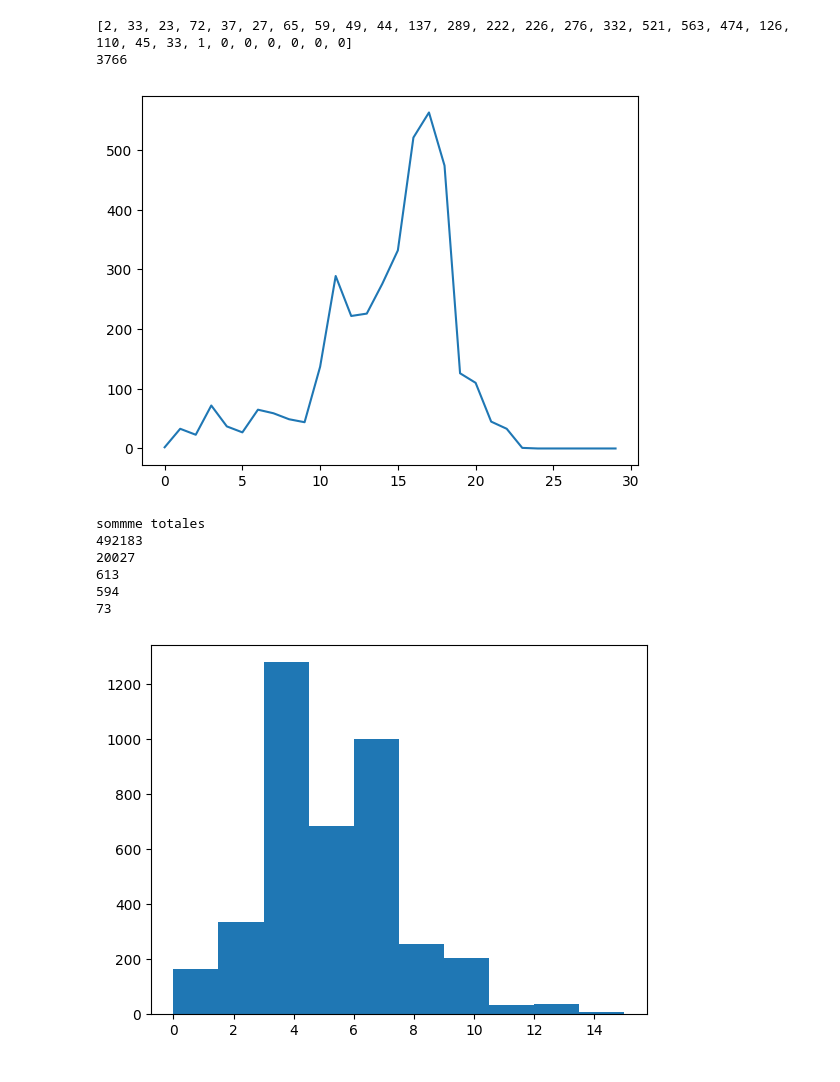
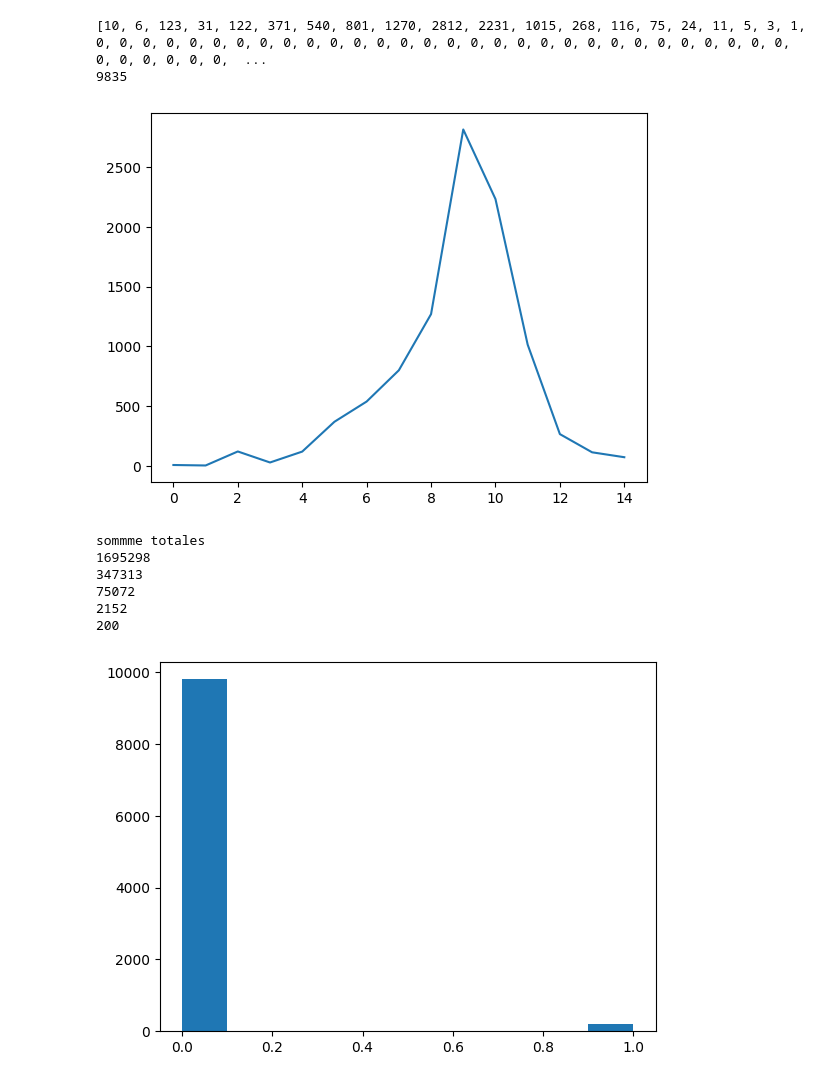
Before and after one commit to Luca-CS/Viral_Propagation_Network, a Jupyter notebook: randomsim.ipynb, the cells around one changed output. Saved outputs shown, nothing was run; the diff lists cells and outputs as text; code cells hidden in the pictures.

```diff
--- a/randomsim.ipynb
+++ b/randomsim.ipynb
@@ -7,2 +9,6 @@ from random import choices
 import igraph as ig
+# %%
+# Constantes utiles
+n_node = 10000
+moyenne = 300
 # %%
@@ -19,11 +30,12 @@ print(s/n)
 # %%
-node_num = network.vcount()
-step = int(node_num/10)
+#Génération d'une liste avec poids pour choisir les individus de manière inégale
+
+step = int(n_node/10)
 weight_list = []
 
 val = 1
 count = 0
-for i in range(node_num):
+for i in range(n_node):
     count += 1
     weight_list.append(val)
     if count > step:
@@ -76,23 +90,15 @@ def action_number(poster,dico):
     followers = dico[poster]['nb_followers']
 
 
-    nb_views = followers*np.random.exponential(1/1.2, 1)[0]/1.2
-    nb_likes = followers*np.random.exponential(1/6, 1)[0]/6
-    nb_comments = followers*np.random.exponential(1/30, 1)[0]/30
+    nb_views = followers*np.random.exponential(1/1.2, 1)[0]/1.4
+    nb_likes = followers*np.random.exponential(1/6, 1)[0]/1.2
+    nb_comments = followers*np.random.exponential(1/30, 1)[0]/1.2
     nb_clicks = np.random.binomial(nb_views, 320/251167)
-
-    a = """ nb_views = followers*np.random.exponential(1/1.2, 1)[0]/1.2
-    nb_likes = followers*np.random.exponential(1/6, 1)[0]/6
-    nb_comments = followers*np.random.exponential(1/30, 1)[0]/30
-    nb_clicks = np.random.binomial(nb_views, 320/251167)"""
-    # nb_donate = np.random.binomial(nb_views, 31/251167)
 
     action_dic['view'] = int(nb_views)
     action_dic['like'] = int(nb_likes)
     action_dic['comment'] = int(nb_comments)
     action_dic['click'] = int(nb_clicks)
-    # action_dic['donate'] = int(nb_donate)
-
 
     return action_dic
 
@@ -112,6 +118,7 @@ def post_rank(graph,poster,score_dic):
 def choose(action_dic,rank_lst):
     # Outputs the choice dictionnary where a list reprensetns the user_ids that will do the actions
     choice_dic = {'view': [], 'like': [], 'comment': [], 'click': [], 'donate':[]}
+
     for key in choice_dic:
         if key != 'donate' :
             choice_dic[key] = choices(rank_lst,weights = weight_list,k = action_dic[key])
@@ -123,9 +130,11 @@ def choose(action_dic,rank_lst):
                 if flip == 1:
                     donate.append(clicker)
             choice_dic[key] = donate
+
     return choice_dic
 
 def action_update(choice_dic,dico):
+    # Updates the values of the dictionnary absed on the actions done (changes second value of tuple)
 
     #vues:
     for id in choice_dic['view']:
@@ -142,8 +151,7 @@ def action_update(choice_dic,dico):
     #dons:
     for id in choice_dic['donate']:
         dico[id]['total_donations']+=1
-    # Updates the values of the dictionnary absed on the actions done (changes second value of tuple)
-    # Returns nothing
+
     return dico
 # %%
 def post(poster,network,scores,dico):
@@ -178,8 +186,7 @@ def posts_initiaux(dico, listeid):
 dico = reini_dico()
 
 # posts_initiaux(dico,[name_dic[483543],name_dic[672702],name_dic[587566],name_dic[474227]])
-posts_initiaux(dico,[network.vs[0],network.vs[1]])
-
+posts_initiaux(dico,[network.vs[randint(800,1200)] for i in range(10)])
 
 V = []
 L = []
@@ -188,7 +195,7 @@ CL = []
 D = []
 Repost = []
 
-for t in range(30):
+for t in range(75):
     num = 0
     for key in dico:
         num += dico[key]['posting']
@@ -205,26 +212,26 @@ for key in dico:
 # %%
 print(Repost)
 print(sum(Repost))
-plt.plot(Repost)
+plt.plot(Repost[:15])
 plt.show()
 
 print('sommme totales')
 print(sum(V))
 print(sum(L))
 print(sum(Co))
 print(sum(CL))
 print(sum(D))
 
-plt.hist(L)
+plt.hist(D)
 plt.show()
 # %% [output]
-[2, 33, 23, 72, 37, 27, 65, 59, 49, 44, 137, 289, 222, 226, 276, 332, 521, 563, 474, 126, 110, 45, 33, 1, 0, 0, 0, 0, 0, 0]
-3766
+[10, 6, 123, 31, 122, 371, 540, 801, 1270, 2812, 2231, 1015, 268, 116, 75, 24, 11, 5, 3, 1, 0, 0, 0, 0, 0, 0, 0, 0, 0, 0, 0, 0, 0, 0, 0, 0, 0, 0, 0, 0, 0, 0, 0, 0, 0, 0, 0, 0, 0, 0, 0, 0, 0, 0, 0, 0,  ...
+9835
-[figure, old version]
+[figure, new version]
 sommme totales
-492183
-20027
-613
-594
-73
+1695298
+347313
+75072
+2152
+200
-[figure, old version]
+[figure, new version]
```
Also changed, not shown: parts of 4 cells of this notebook.
